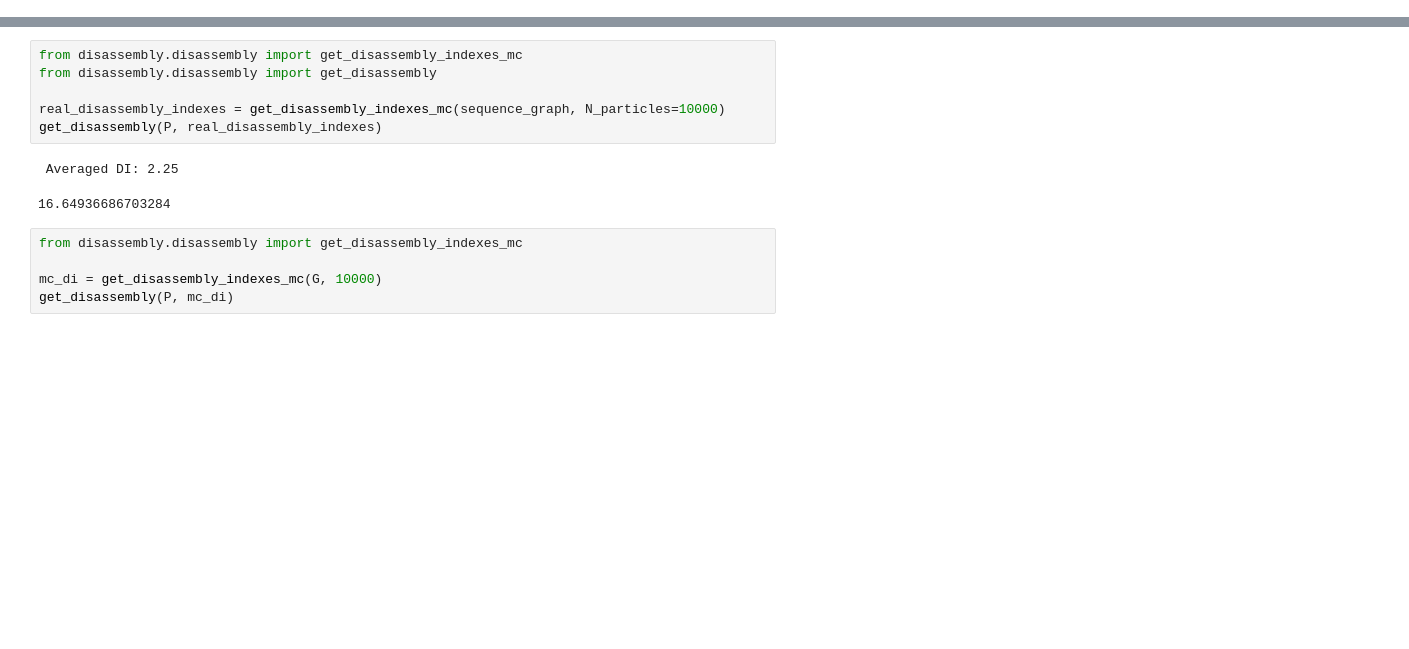
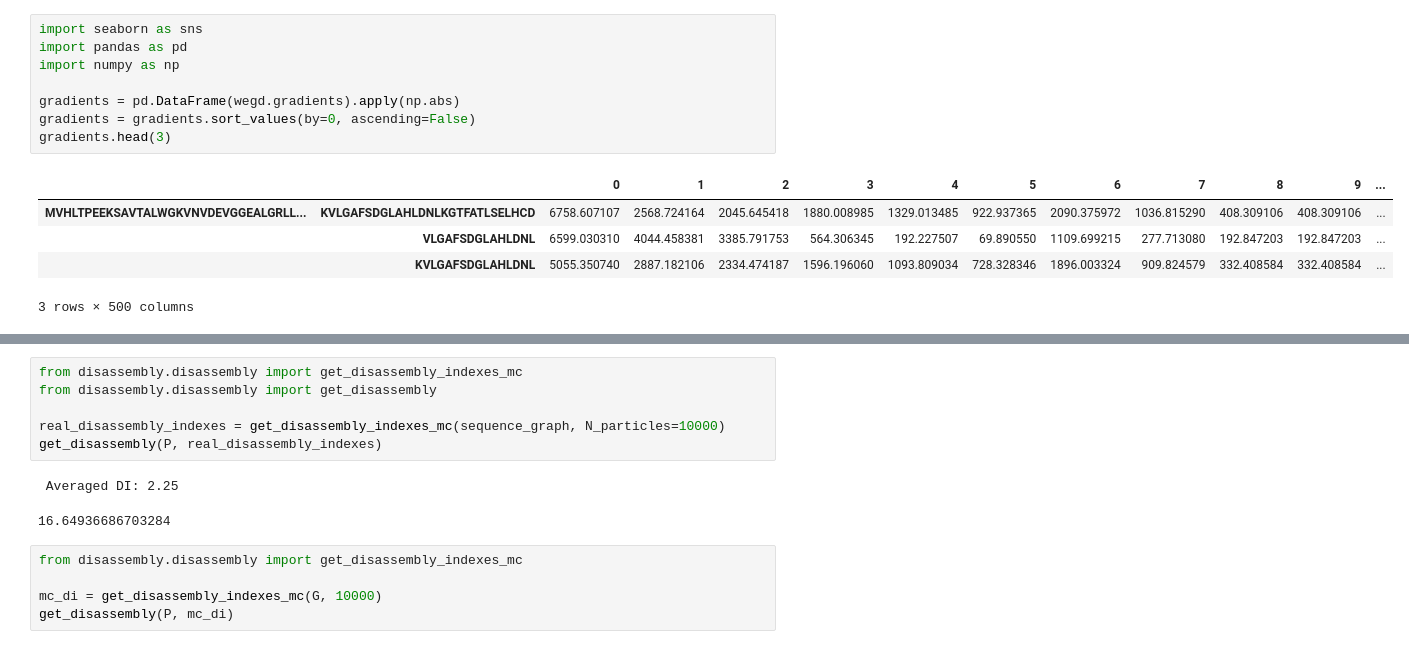
Before and after one commit to ErikHartman/disassembly, a Jupyter notebook: src/weight_estimation_gd.ipynb, the cells around one changed output, grey strips where cells are left out. Saved outputs shown, nothing was run; the diff lists cells and outputs as text; blank space fills up the shorter version.

```diff
--- a/src/weight_estimation_gd.ipynb
+++ b/src/weight_estimation_gd.ipynb
@@ -67,0 +79,14 @@ plt.show()
+# %%
+import seaborn as sns
+import pandas as pd
+import numpy as np
+
+gradients = pd.DataFrame(wegd.gradients).apply(np.abs)
+gradients = gradients.sort_values(by=0, ascending=False)
+gradients.head(3)
+# %% [output]
+|  |  | 0 | 1 | 2 | 3 | 4 | 5 | 6 | 7 | 8 | 9 | ... |
+| MVHLTPEEKSAVTALWGKVNVDEVGGEALGRLL... | KVLGAFSDGLAHLDNLKGTFATLSELHCD | 6758.607107 | 2568.724164 | 2045.645418 | 1880.008985 | 1329.013485 | 922.937365 | 2090.375972 | 1036.815290 | 408.309106 | 408.309106 | ... |
+|  | VLGAFSDGLAHLDNL | 6599.030310 | 4044.458381 | 3385.791753 | 564.306345 | 192.227507 | 69.890550 | 1109.699215 | 277.713080 | 192.847203 | 192.847203 | ... |
+|  | KVLGAFSDGLAHLDNL | 5055.350740 | 2887.182106 | 2334.474187 | 1596.196060 | 1093.809034 | 728.328346 | 1896.003324 | 909.824579 | 332.408584 | 332.408584 | ... |
+3 rows × 500 columns
```
Also changed, not shown: parts of 5 cells of this notebook, 2 other files.
